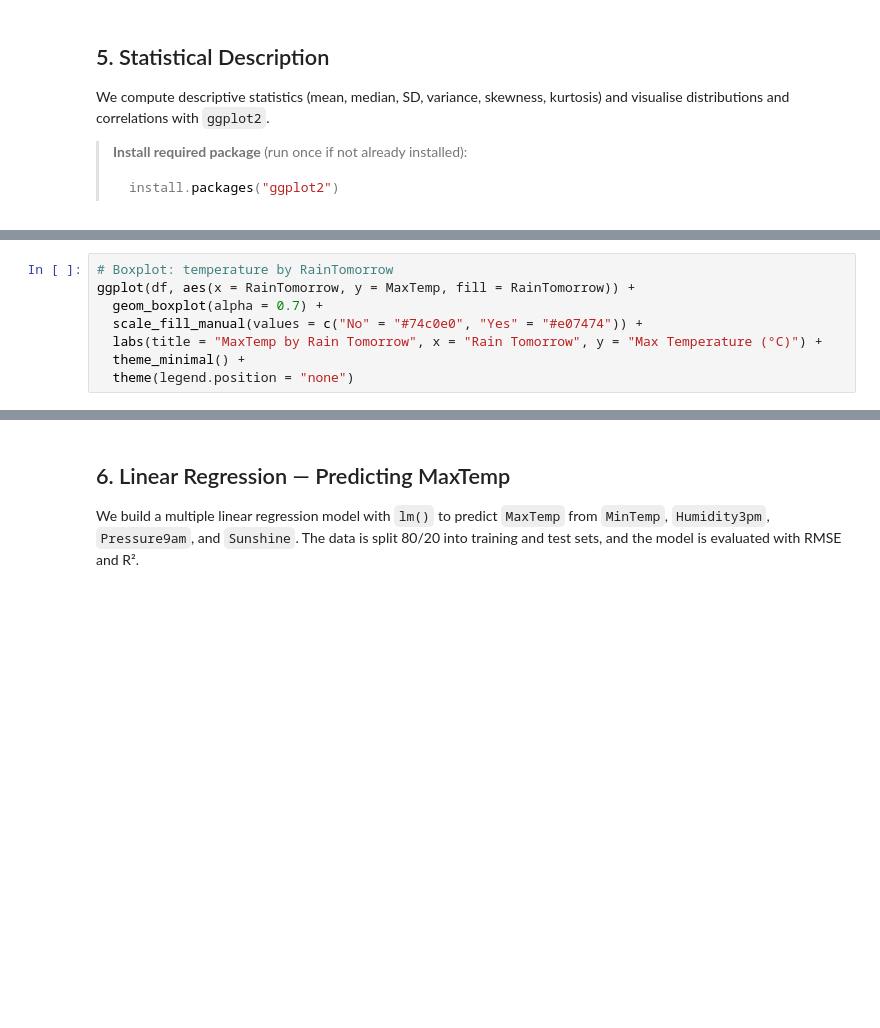
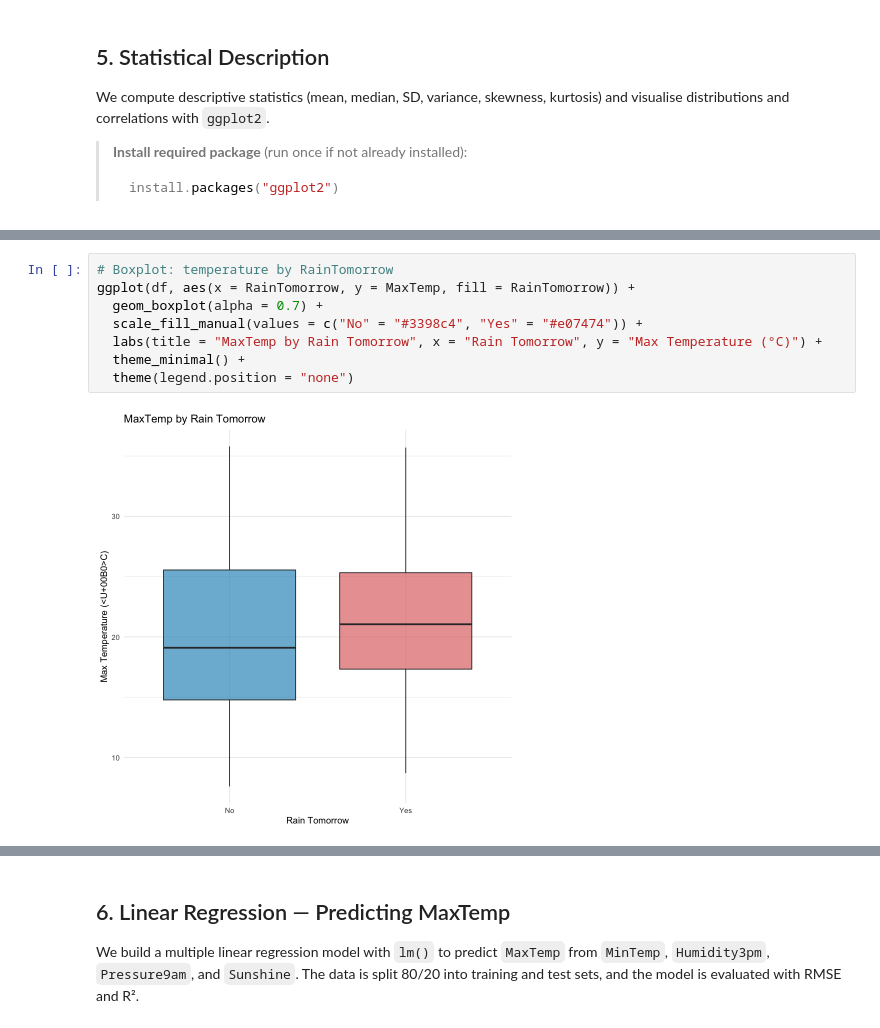
Before and after one commit to EngAndres/ud-public, a Jupyter notebook: courses/data-analysis-programming/notebooks/r_intro.ipynb, the cells around one changed output, grey strips where cells are left out. Saved outputs shown, nothing was run; the diff lists cells and outputs as text; blank space fills up the shorter version.

```diff
--- a/courses/data-analysis-programming/notebooks/r_intro.ipynb
+++ b/courses/data-analysis-programming/notebooks/r_intro.ipynb
@@ -317,10 +309,12 @@ ggplot(df, aes(x = MinTemp)) +
 # %%
 # Boxplot: temperature by RainTomorrow
 ggplot(df, aes(x = RainTomorrow, y = MaxTemp, fill = RainTomorrow)) +
   geom_boxplot(alpha = 0.7) +
-  scale_fill_manual(values = c("No" = "#74c0e0", "Yes" = "#e07474")) +
+  scale_fill_manual(values = c("No" = "#3398c4", "Yes" = "#e07474")) +
   labs(title = "MaxTemp by Rain Tomorrow", x = "Rain Tomorrow", y = "Max Temperature (°C)") +
   theme_minimal() +
   theme(legend.position = "none")
+# %% [output]
+[figure, added]
 # %%
 # Correlation matrix (pairwise complete observations)
```
Also changed, not shown: parts of 11 cells of this notebook, 10 other files.
